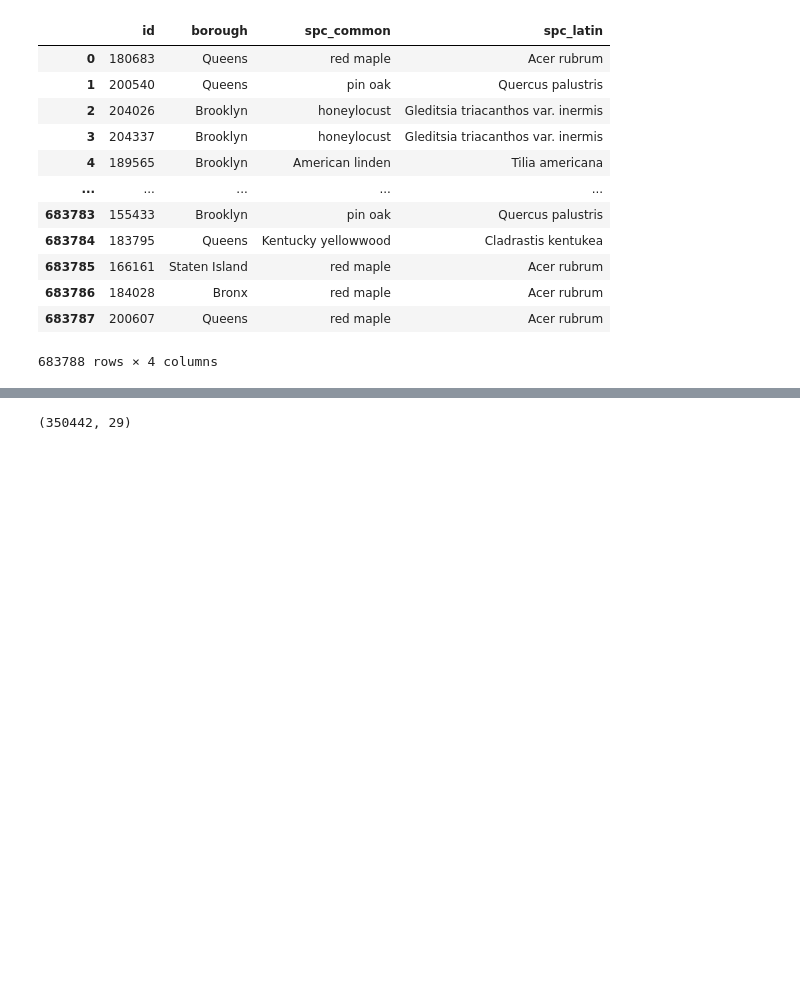
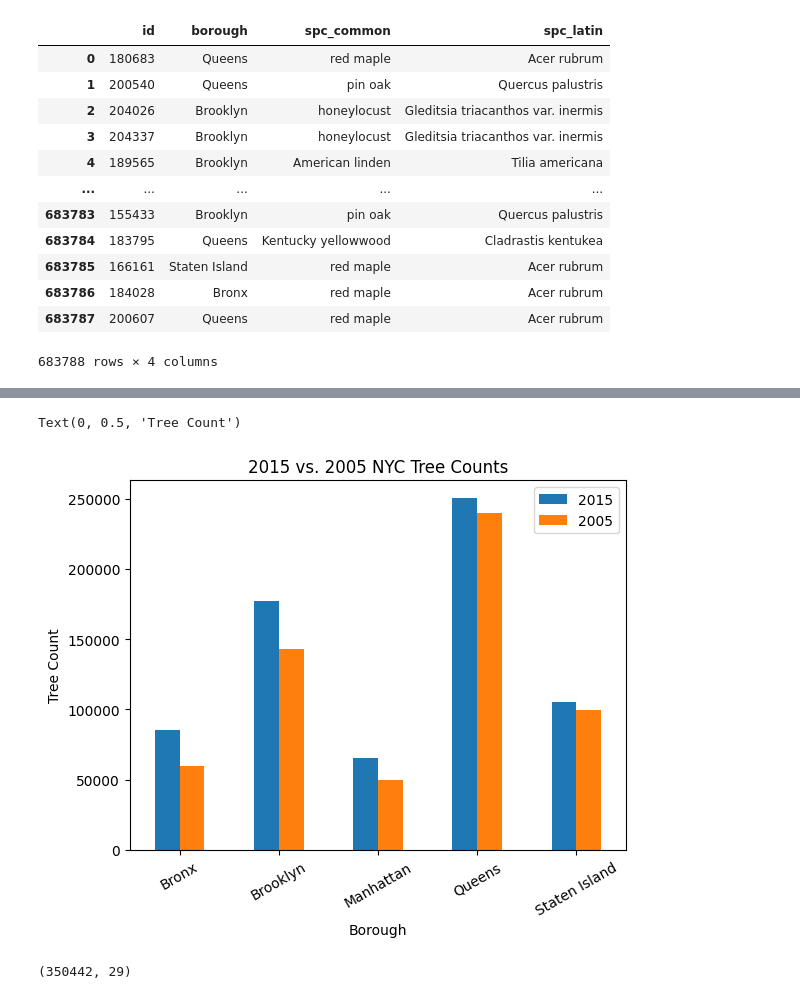
Before and after one commit to radleyciego/environmental-data-science, a Jupyter notebook: midterm/midterm.ipynb, the cells around one changed output, grey strips where cells are left out. Saved outputs shown, nothing was run; the diff lists cells and outputs as text; code cells hidden in the pictures; blank space fills up the shorter version.

```diff
--- a/midterm/midterm.ipynb
+++ b/midterm/midterm.ipynb
@@ -139,0 +188,6 @@ tree05
+# %%
+treecount = pd.DataFrame({
+    '2015': tree15.groupby('borough').size(),
+    '2005': tree05.groupby('borough').size()
+    })
+treecount
@@ -140,3 +202,12 @@ tree05
+# %%
+treecount.plot(kind='bar')
+plt.title('2015 vs. 2005 NYC Tree Counts')
+plt.xticks(rotation = 30, horizontalalignment = 'center')
+plt.xlabel('Borough')
+plt.ylabel('Tree Count')
+# %% [output]
+Text(0, 0.5, 'Tree Count')
+[figure, added]
 # %%
 # read data for 2014, year prior to MillionTreeNYC initiative
 pm25_daily_2014= pd.read_csv('https://aqs.epa.gov/aqsweb/airdata/daily_88101_2014.zip', parse_dates=['Date Local'])
```
Also changed, not shown: parts of 14 cells of this notebook.
